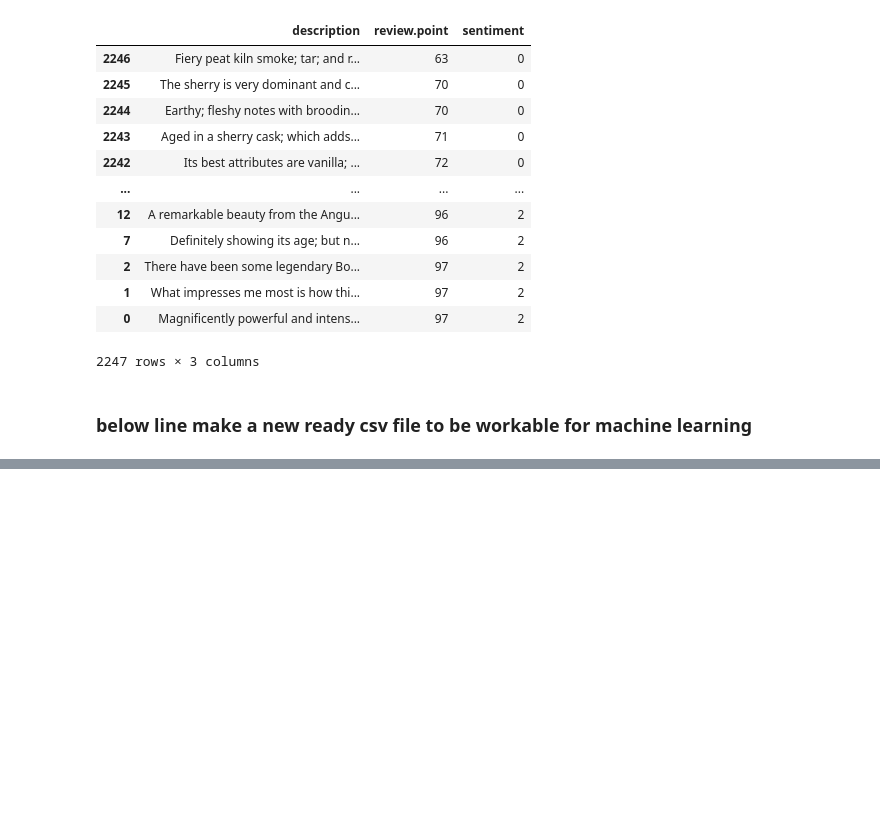
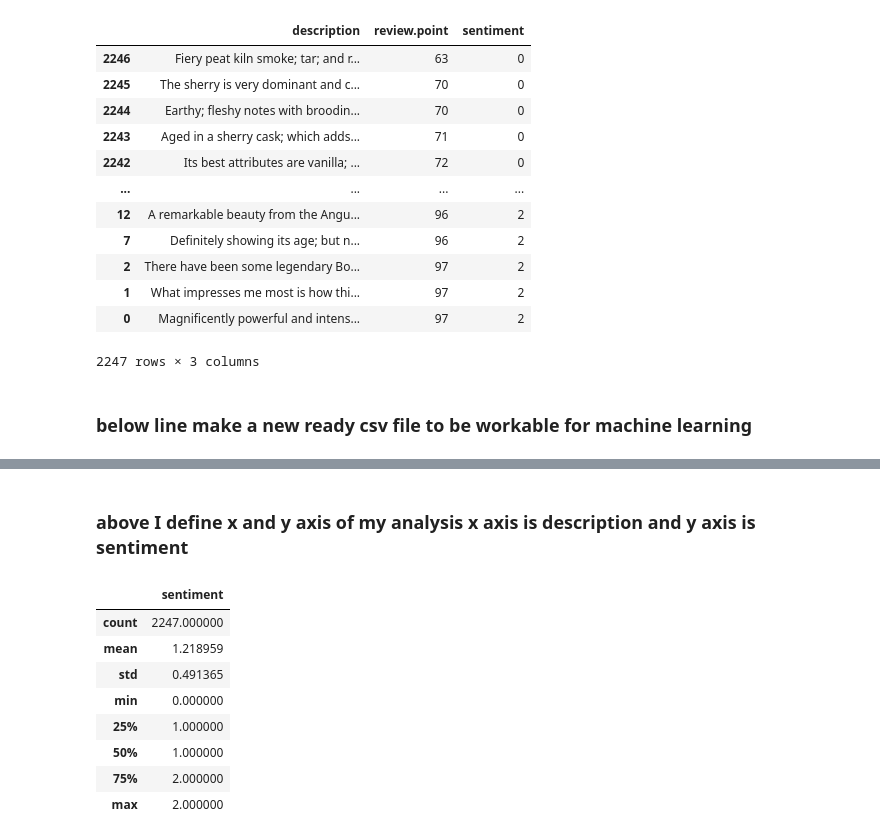
Before and after one commit to jamesbond007dj/sentiment-classifier, a Jupyter notebook: sentiment_classifier_scoth_whiskey.ipynb, the cells around one changed output, grey strips where cells are left out. Drawn from its saved outputs; the diff is of its cells as text; code cells hidden in the pictures; blank space fills up the shorter version.

```diff
--- a/sentiment_classifier_scoth_whiskey.ipynb
+++ b/sentiment_classifier_scoth_whiskey.ipynb
@@ -329,0 +407,14 @@ ranked_scotch.to_csv('ranked_scotch.csv')
+# %% [markdown]
+### above I define x and y axis of my analysis x axis is description and y axis is sentiment
+# %%
+scotch_training_df.describe()
+# %% [output]
+|  | sentiment |
+| count | 2247.000000 |
+| mean | 1.218959 |
+| std | 0.491365 |
+| min | 0.000000 |
+| 25% | 1.000000 |
+| 50% | 1.000000 |
+| 75% | 2.000000 |
+| max | 2.000000 |
```
Also changed, not shown: parts of 11 cells of this notebook.
